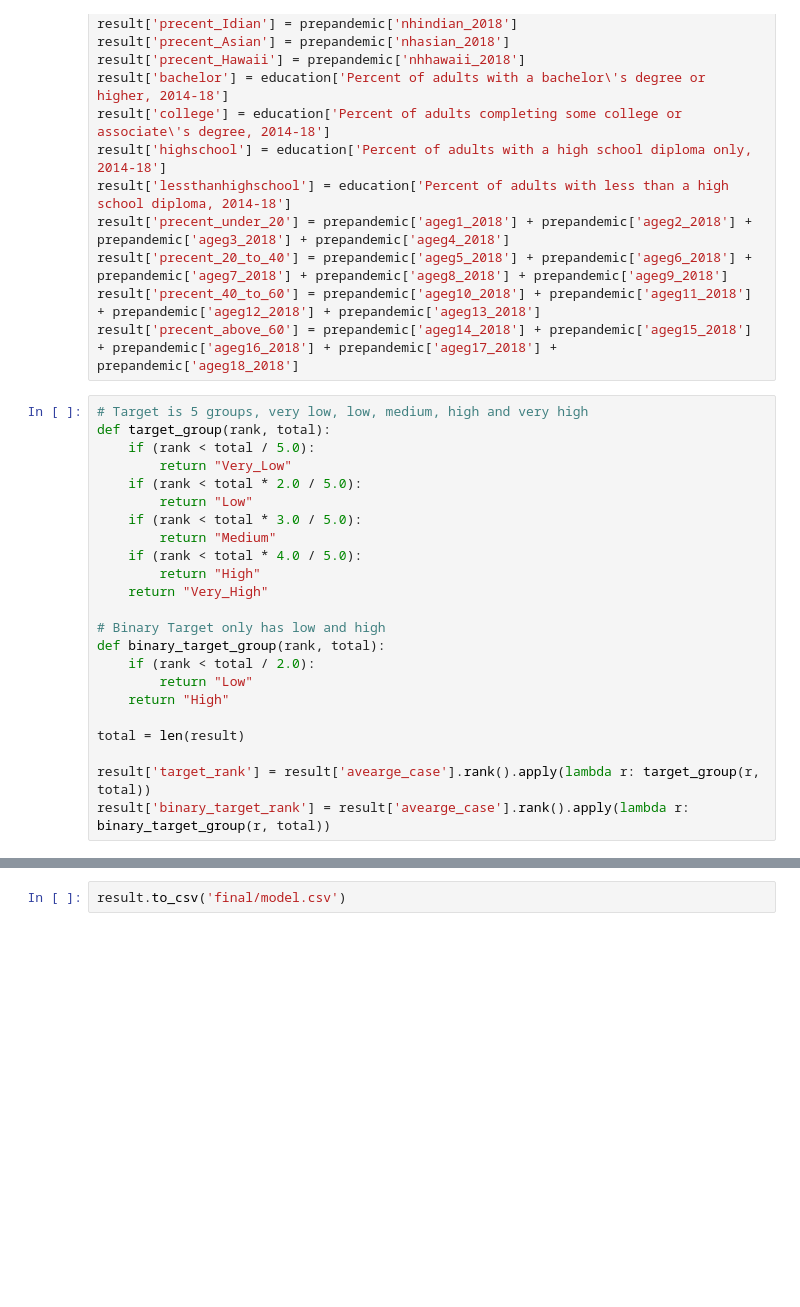
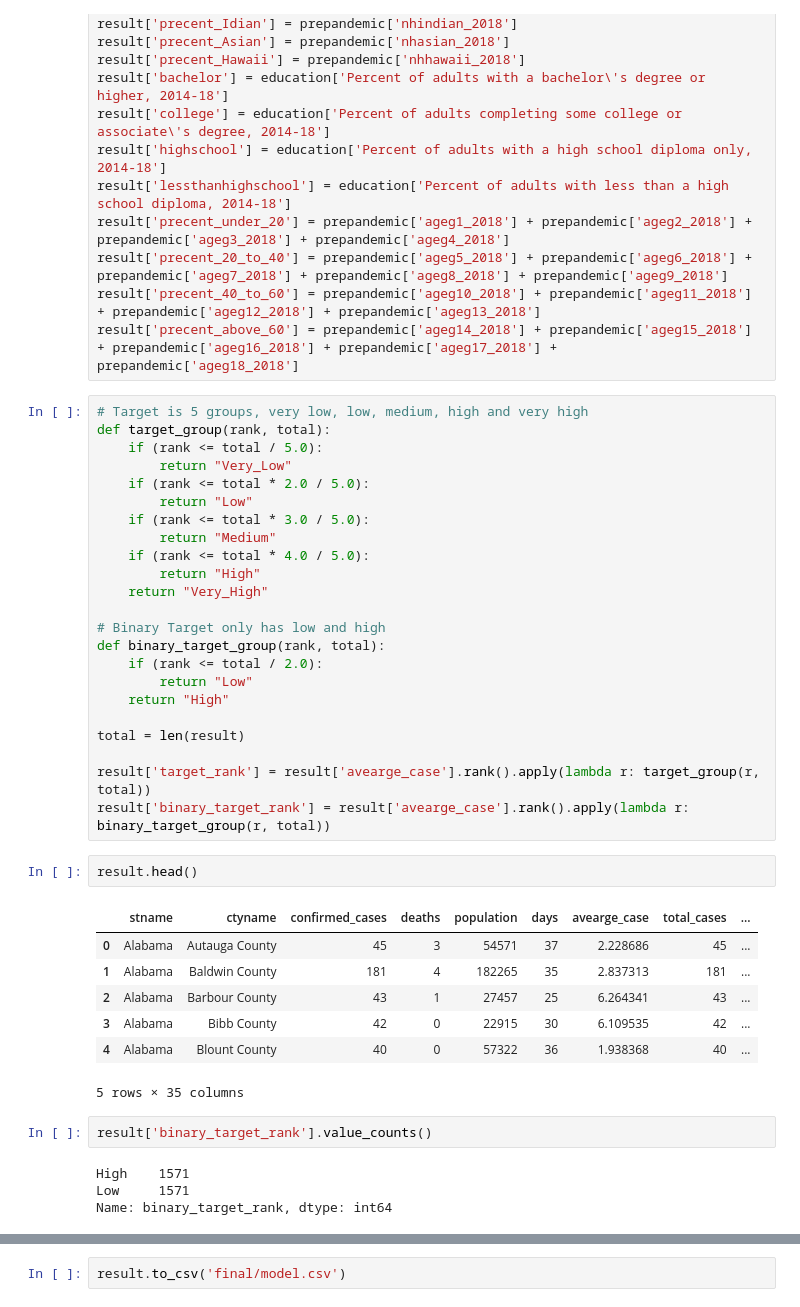
Before and after one commit to billyean/Machine_learning, a Jupyter notebook: mlsci/ist340/clean_training_data.ipynb, the cells around one changed output, grey strips where cells are left out. Saved outputs shown, nothing was run; the diff lists cells and outputs as text; blank space fills up the shorter version.

```diff
--- a/mlsci/ist340/clean_training_data.ipynb
+++ b/mlsci/ist340/clean_training_data.ipynb
@@ -200,19 +200,19 @@ result['precent_above_60'] = prepandemic['ageg14_2018'] + prepandemic['ageg15_20
 # %%
 # Target is 5 groups, very low, low, medium, high and very high
 def target_group(rank, total):
-    if (rank < total / 5.0):
+    if (rank <= total / 5.0):
         return "Very_Low"
-    if (rank < total * 2.0 / 5.0):
+    if (rank <= total * 2.0 / 5.0):
         return "Low"
-    if (rank < total * 3.0 / 5.0):
+    if (rank <= total * 3.0 / 5.0):
         return "Medium"
-    if (rank < total * 4.0 / 5.0):
+    if (rank <= total * 4.0 / 5.0):
         return "High"
     return "Very_High"
 
 # Binary Target only has low and high
 def binary_target_group(rank, total):
-    if (rank < total / 2.0):
+    if (rank <= total / 2.0):
         return "Low"
     return "High"
 
@@ -220,3 +220,19 @@ total = len(result)
 
 result['target_rank'] = result['avearge_case'].rank().apply(lambda r: target_group(r, total))
 result['binary_target_rank'] = result['avearge_case'].rank().apply(lambda r: binary_target_group(r, total))
+# %%
+result.head()
+# %% [output]
+|  | stname | ctyname | confirmed_cases | deaths | population | days | avearge_case | total_cases | ... |
+| 0 | Alabama | Autauga County | 45 | 3 | 54571 | 37 | 2.228686 | 45 | ... |
+| 1 | Alabama | Baldwin County | 181 | 4 | 182265 | 35 | 2.837313 | 181 | ... |
+| 2 | Alabama | Barbour County | 43 | 1 | 27457 | 25 | 6.264341 | 43 | ... |
+| 3 | Alabama | Bibb County | 42 | 0 | 22915 | 30 | 6.109535 | 42 | ... |
+| 4 | Alabama | Blount County | 40 | 0 | 57322 | 36 | 1.938368 | 40 | ... |
+5 rows × 35 columns
+# %%
+result['binary_target_rank'].value_counts()
+# %% [output]
+High    1571
+Low     1571
+Name: binary_target_rank, dtype: int64
```
Also changed, not shown: parts of 2 cells of this notebook.
